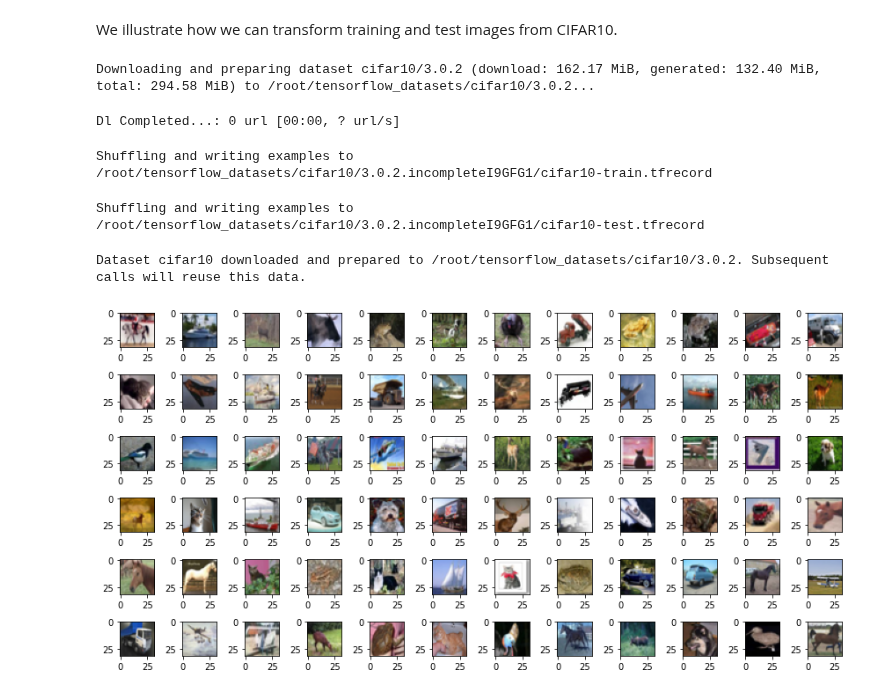
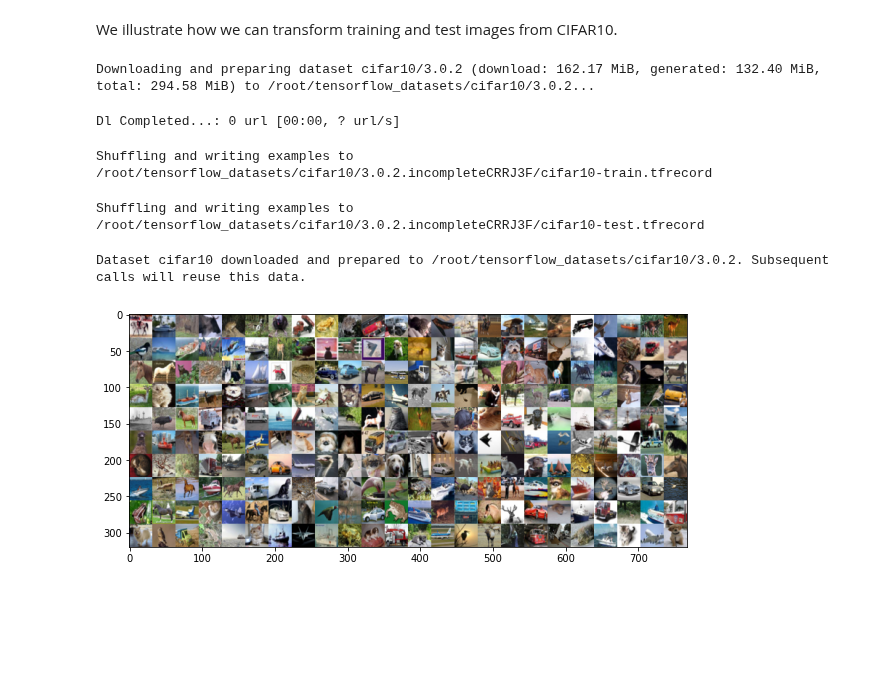
Before and after one commit to probml/probml-notebooks, a Jupyter notebook: notebooks-d2l/image_augmentation_jax.ipynb, the cells around one changed output. Saved outputs shown, nothing was run; the diff lists cells and outputs as text; code cells hidden in the pictures; blank space fills up the shorter version.

Commit message:
Used skimage.util.montage instead of show_images in image grids

```diff
--- a/notebooks-d2l/image_augmentation_jax.ipynb
+++ b/notebooks-d2l/image_augmentation_jax.ipynb
@@ -229,18 +230,20 @@ We illustrate how we can transform training and test images from CIFAR10.
 # %%
 """
 Let's download the CIFAR10 dataset and view some of it's images
 """
 all_images = tfds.load("cifar10", split=['train'], as_supervised=True)
 
-for i in all_images[0].batch(72).take(1):
-  show_images(i[0].numpy(), 6, 12, scale=1);
+for i in all_images[0].batch(240).take(1):
+  plt.figure(figsize=(10, 10))
+  plt.imshow(montage(i[0].numpy(), multichannel=True, rescale_intensity=False, grid_shape=(10, 24)));
+  plt.show();
 # %% [output]
 Downloading and preparing dataset cifar10/3.0.2 (download: 162.17 MiB, generated: 132.40 MiB, total: 294.58 MiB) to /root/tensorflow_datasets/cifar10/3.0.2...
 Dl Completed...: 0 url [00:00, ? url/s]
-Shuffling and writing examples to /root/tensorflow_datasets/cifar10/3.0.2.incompleteI9GFG1/cifar10-train.tfrecord
+Shuffling and writing examples to /root/tensorflow_datasets/cifar10/3.0.2.incompleteCRRJ3F/cifar10-train.tfrecord
-Shuffling and writing examples to /root/tensorflow_datasets/cifar10/3.0.2.incompleteI9GFG1/cifar10-test.tfrecord
+Shuffling and writing examples to /root/tensorflow_datasets/cifar10/3.0.2.incompleteCRRJ3F/cifar10-test.tfrecord
 Dataset cifar10 downloaded and prepared to /root/tensorflow_datasets/cifar10/3.0.2. Subsequent calls will reuse this data.
-[figure, old version]
+[figure, new version]
 # %%
 """
 Create Augmentation Pipelines in JAX(If you want you can add other augmentations described above,
```
Also changed, not shown: parts of 3 cells of this notebook.
